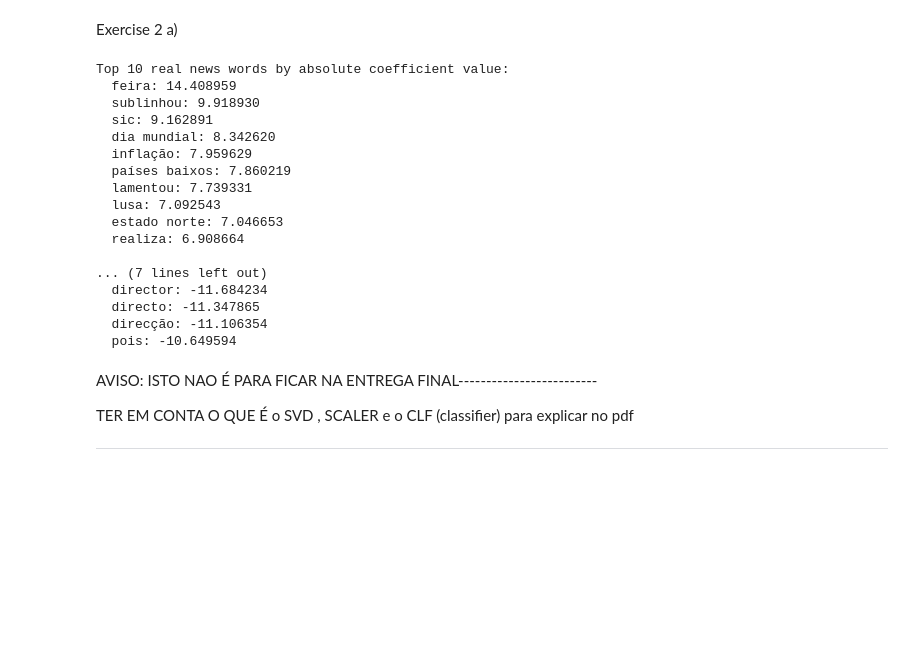
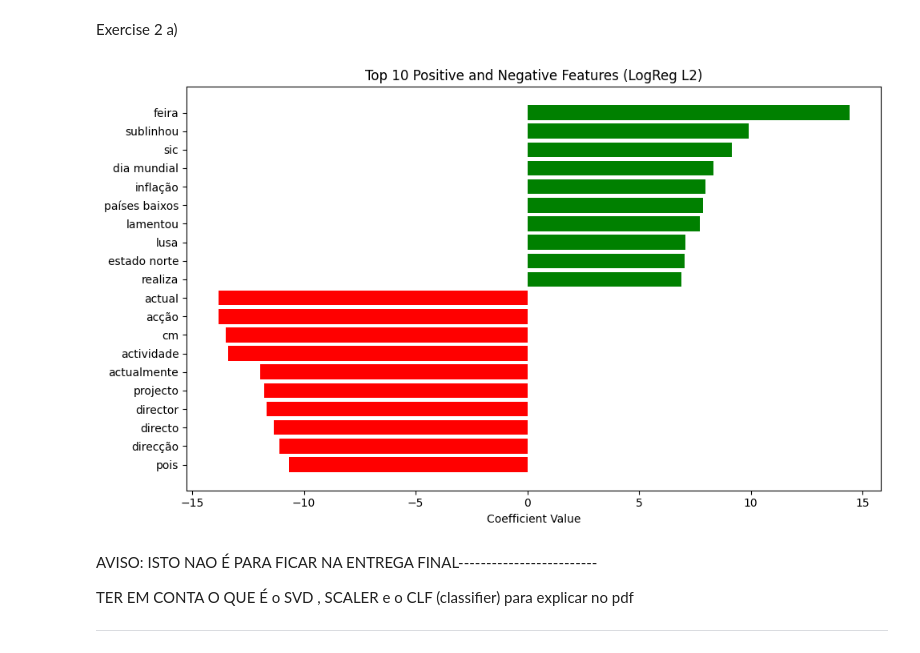
Before and after one commit to bennyc0de/portuguese-fake-news-detection, a Jupyter notebook: NN.ipynb, the cells around one changed output. Cells and saved outputs as stored; diff of their text form; code cells hidden in the pictures; blank space fills up the shorter version.

```diff
--- a/NN.ipynb
+++ b/NN.ipynb
@@ -419,44 +434,35 @@ Exercise 2 a)
 # %%
 #2 a)
 best_model_path = "cv_results/logreg_l2_best_estimator.joblib" #REMOVER ESTA LINHA SE JA TIVER DEFINIDO ANTES
 vectorizer = joblib.load(VEC_PATH)
 feature_names = vectorizer.get_feature_names_out()
 
 
 pipeline = joblib.load(best_model_path)
 top_n=10
 
 #Get the models from the pipelines to analyze the coefficients
 best_model = pipeline.named_steps['clf']
 coefs = best_model.coef_.ravel() #.ravel() para transformar numa array 1D porque a classificaçao é binaria
 sorted_idx = np.argsort(coefs)
 top_positive_idx = sorted_idx[-top_n:][::-1]
-print(f"\nTop {top_n} real news words by absolute coefficient value:")
-for idx in top_positive_idx:
-    print(f"  {feature_names[idx]}: {coefs[idx]:.6f}")
+top_negative_idx = sorted_idx[:top_n]
 
-print(f"\nTop {top_n} real news words:")
-top_negative_idx = sorted_idx[:top_n]
-for idx in top_negative_idx:
-    print(f"  {feature_names[idx]}: {coefs[idx]:.6f}")
+# Prepare data for bar plot
+top_features = np.concatenate([top_positive_idx, top_negative_idx])
+top_feature_names = [feature_names[i] for i in top_features]
+top_feature_coefs = coefs[top_features]
+
+plt.figure(figsize=(10, 6))
+colors = ['green'] * top_n + ['red'] * top_n
+plt.barh(top_feature_names, top_feature_coefs, color=colors)
+plt.xlabel('Coefficient Value')
+plt.title(f'Top {top_n} Positive and Negative Features (LogReg L2)')
+plt.gca().invert_yaxis()  # Highest at top
+plt.tight_layout()
+plt.show()
 # %% [output]
-Top 10 real news words by absolute coefficient value:
-  feira: 14.408959
-  sublinhou: 9.918930
-  sic: 9.162891
-  dia mundial: 8.342620
-  inflação: 7.959629
-  países baixos: 7.860219
-  lamentou: 7.739331
-  lusa: 7.092543
-  estado norte: 7.046653
-  realiza: 6.908664
-
-... (7 lines left out)
-  director: -11.684234
-  directo: -11.347865
-  direcção: -11.106354
-  pois: -10.649594
+[figure, added]
 # %% [markdown]
 AVISO: ISTO NAO É PARA FICAR NA ENTREGA FINAL-------------------------
 
```
Also changed, not shown: parts of 6 cells of this notebook, 9 other files.
